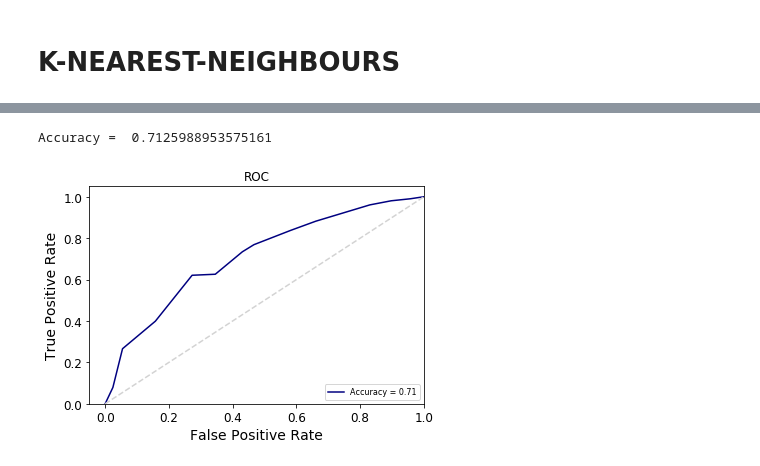
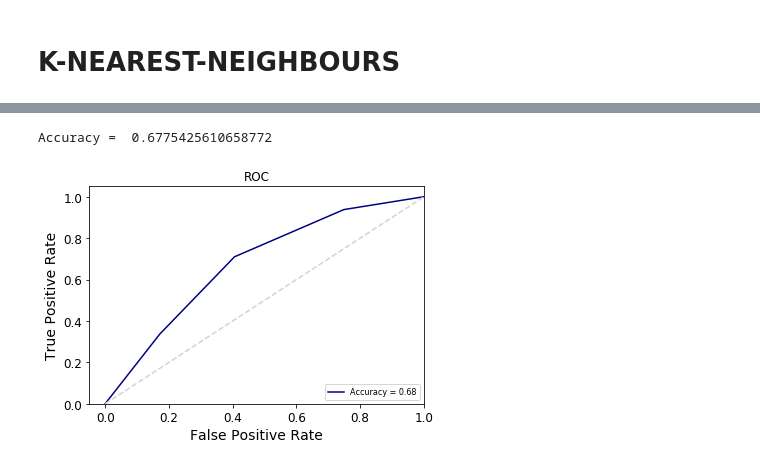
Before and after one commit to rtjuandi/Stock-Market-DAP, a Jupyter notebook: DAP3/DAP3.ipynb, the cells around one changed output, grey strips where cells are left out. Cells and saved outputs as stored; diff of their text form; code cells hidden in the pictures.

```diff
--- a/DAP3/DAP3.ipynb
+++ b/DAP3/DAP3.ipynb
@@ -337,33 +337,33 @@ for index, row in y_test.iterrows():
         test.append(1)
     else:
         test.append(0)
 
-y_score = clf.predict_proba(X_test)
+y_score = clfknn.predict_proba(X_test)
 
 false_positive_rate, true_positive_rate, thresholds = roc_curve(test, y_score[:,1])
 
 roc_auc = auc(false_positive_rate, true_positive_rate)
 print('Accuracy = ', roc_auc)
 
 count = 1
 
 # Get different color each graph line
 colorSet = ['navy', 'greenyellow', 'deepskyblue', 'darkviolet', 'crimson',
             'darkslategray', 'indigo', 'brown', 'orange', 'palevioletred', 'mediumseagreen',
             'k', 'darkgoldenrod', 'g', 'midnightblue', 'c', 'y', 'r', 'b', 'm', 'lawngreen'
             'mediumturquoise', 'lime', 'teal', 'drive', 'sienna', 'sandybrown']
 color = colorSet[count-1]
 
 # Plotting
 plt.title('ROC')
 plt.plot(false_positive_rate, true_positive_rate, c=color, label=('Accuracy = %0.2f'%roc_auc))
 plt.legend(loc='lower right', prop={'size':8})
 plt.plot([0,1],[0,1], color='lightgrey', linestyle='--')
 plt.xlim([-0.05,1.0])
 plt.ylim([0.0,1.05])
 plt.ylabel('True Positive Rate')
 plt.xlabel('False Positive Rate')
 plt.show()
 # %% [output]
-Accuracy =  0.7125988953575161
+Accuracy =  0.6775425610658772
-[figure, old version]
+[figure, new version]
```
Also changed, not shown: parts of 5 cells of this notebook.
